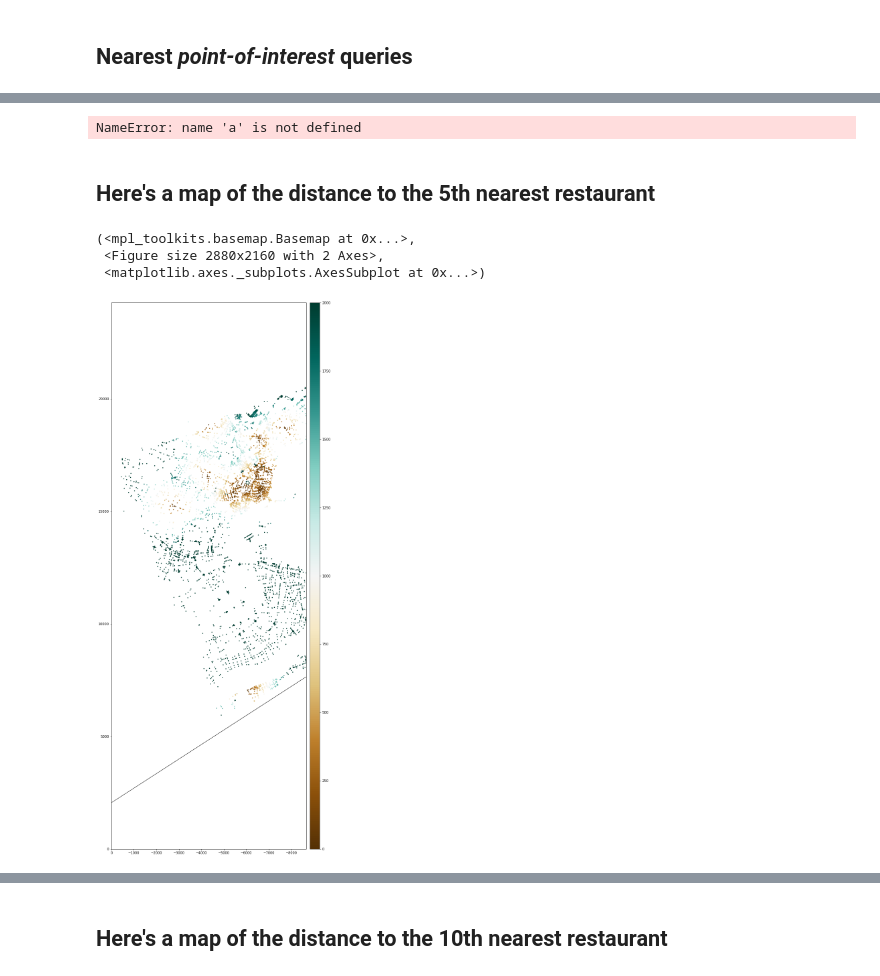
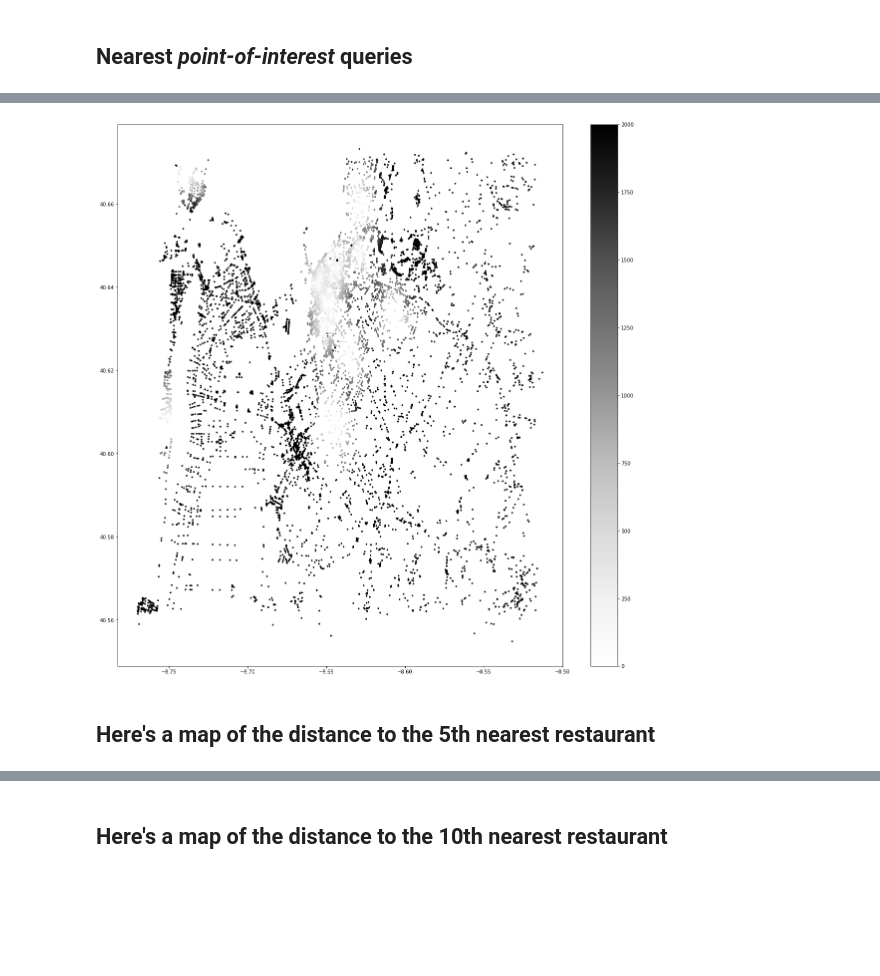
Before and after one commit to fillipefeitosa/gettin, a Jupyter notebook: pandana/Pandana - Aveiro.ipynb, the cells around one changed output, grey strips where cells are left out. Saved outputs shown, nothing was run; the diff lists cells and outputs as text; code cells hidden in the pictures; blank space fills up the shorter version.

Commit message:
Plotting Pandana accessibility using Cartopy

```diff
--- a/pandana/Pandana - Aveiro.ipynb
+++ b/pandana/Pandana - Aveiro.ipynb
@@ -90,23 +63,15 @@ a.head(10)
 # %%
 def plot_nearest_amenity(amenity,accessibility, n):
     fig_kwargs = {'figsize': [20, 20]}
     bmap_kwargs = {'suppress_ticks': False, 'resolution': 'h', 'epsg': '4326'}
     plot_kwargs = {'cmap': 'Greys', 's': 12, 'edgecolor': 'none'}
-    bmap,fig, ax = network.plot(accessibility[n], bbox=bbox,
+    fig, ax = network.plot(accessibility[n], bbox=bbox,
                                fig_kwargs=fig_kwargs, bmap_kwargs=bmap_kwargs, plot_kwargs=plot_kwargs)
     ax.set_facecolor('k')
     ax.set_title('Pedestrian accessibility (Walking distance to {}, meters (n = {}))'.format(amenity,n), fontsize=14);
 
 plot_nearest_amenity('schools',a,1)
 # %% [output]
-NameError: name 'a' is not defined
+[figure, added]
 # %% [markdown]
 ## Here's a map of the distance to the 5th nearest restaurant
-# %%
-net.plot(a[1], bbox=sf_bbox,
-         fig_kwargs=fig_kwargs, bmap_kwargs=bmap_kwargs, plot_kwargs=plot_kwargs)
-# %% [output]
-(<mpl_toolkits.basemap.Basemap at 0x...>,
- <Figure size 2880x2160 with 2 Axes>,
- <matplotlib.axes._subplots.AxesSubplot at 0x...>)
-[figure, removed]
```
Also changed, not shown: parts of 16 cells of this notebook, 1 other file.
